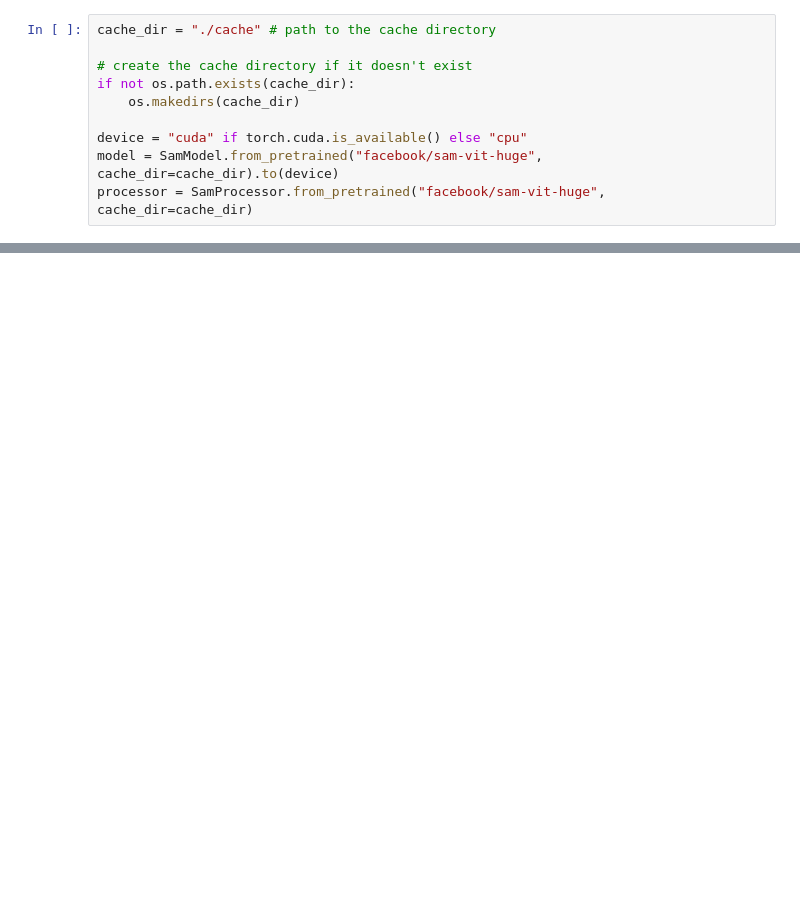
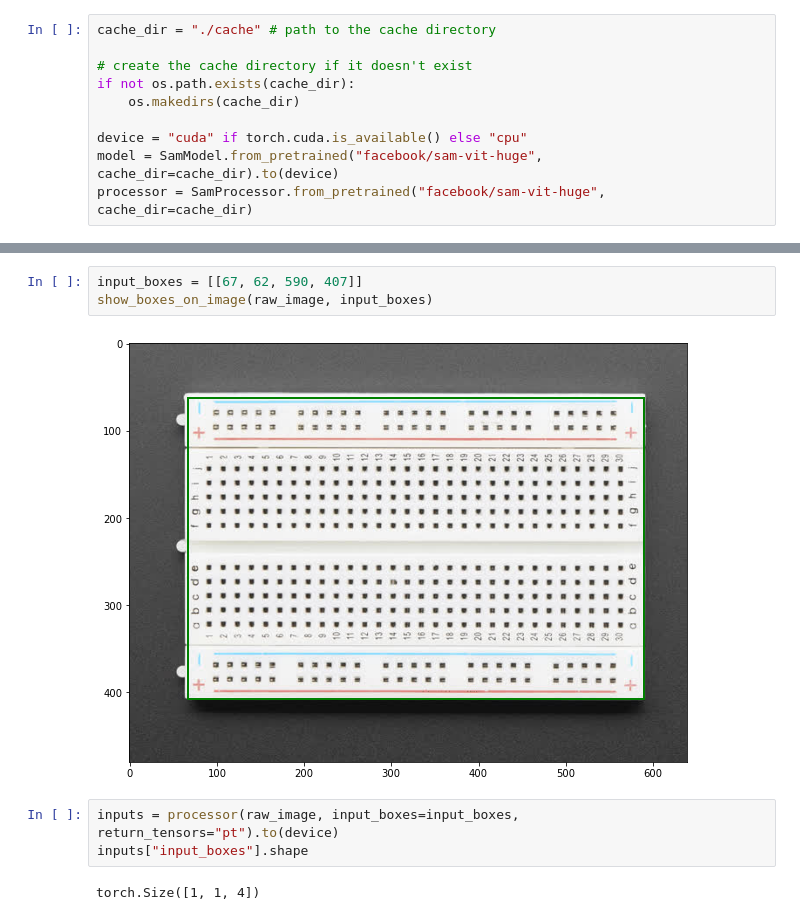
Before and after one commit to ingazhur/hardware-internal-tools, a Jupyter notebook: huggingface_test.ipynb, the cells around one changed output, grey strips where cells are left out. Saved outputs shown, nothing was run; the diff lists cells and outputs as text; blank space fills up the shorter version.

```diff
--- a/huggingface_test.ipynb
+++ b/huggingface_test.ipynb
@@ -52,0 +40,10 @@ plt.show()
+# %%
+input_boxes = [[67, 62, 590, 407]]
+show_boxes_on_image(raw_image, input_boxes)
+# %% [output]
+[figure, added]
+# %%
+inputs = processor(raw_image, input_boxes=input_boxes, return_tensors="pt").to(device)
+inputs["input_boxes"].shape
+# %% [output]
+torch.Size([1, 1, 4])
```
Also changed, not shown: parts of 8 cells of this notebook, 10 other files.
